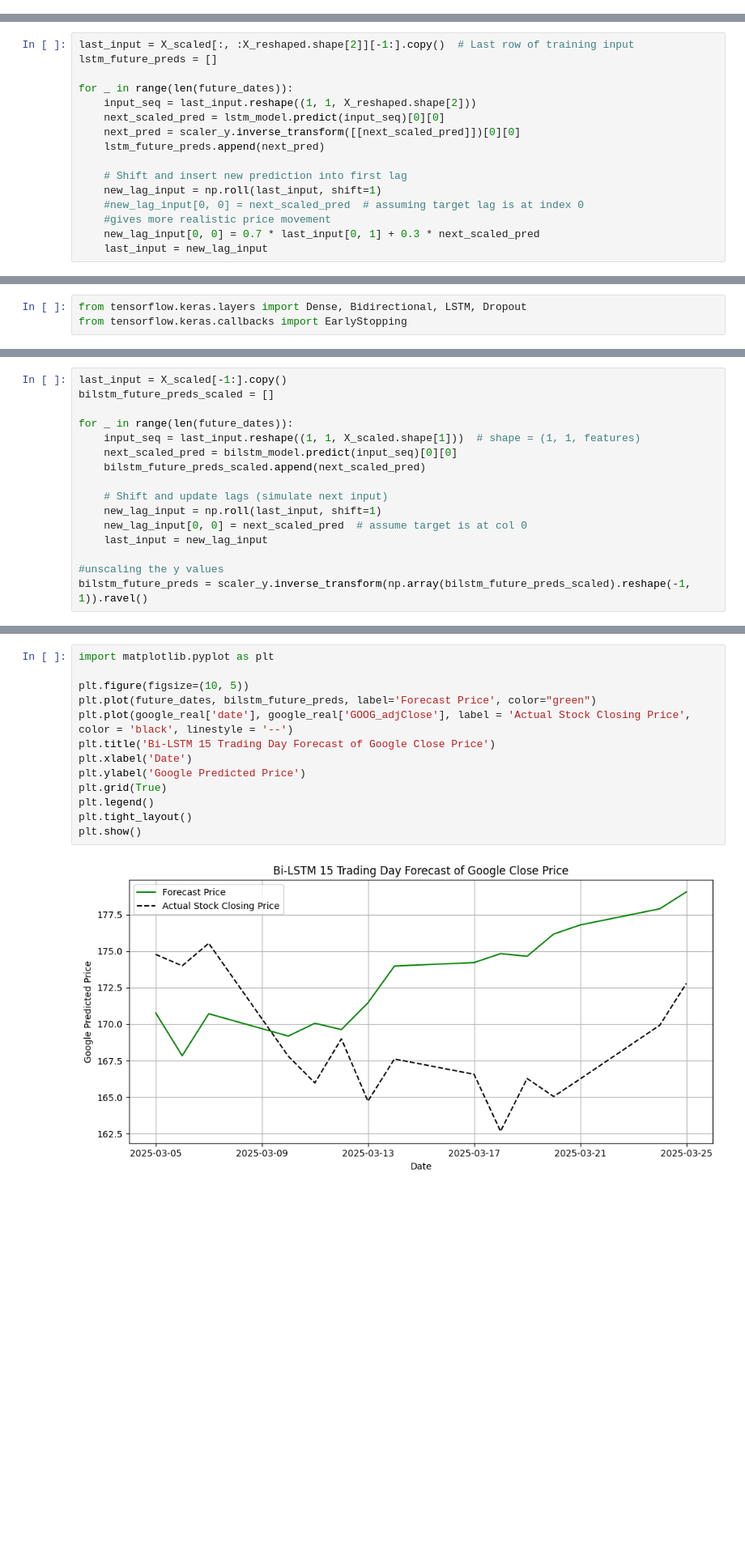
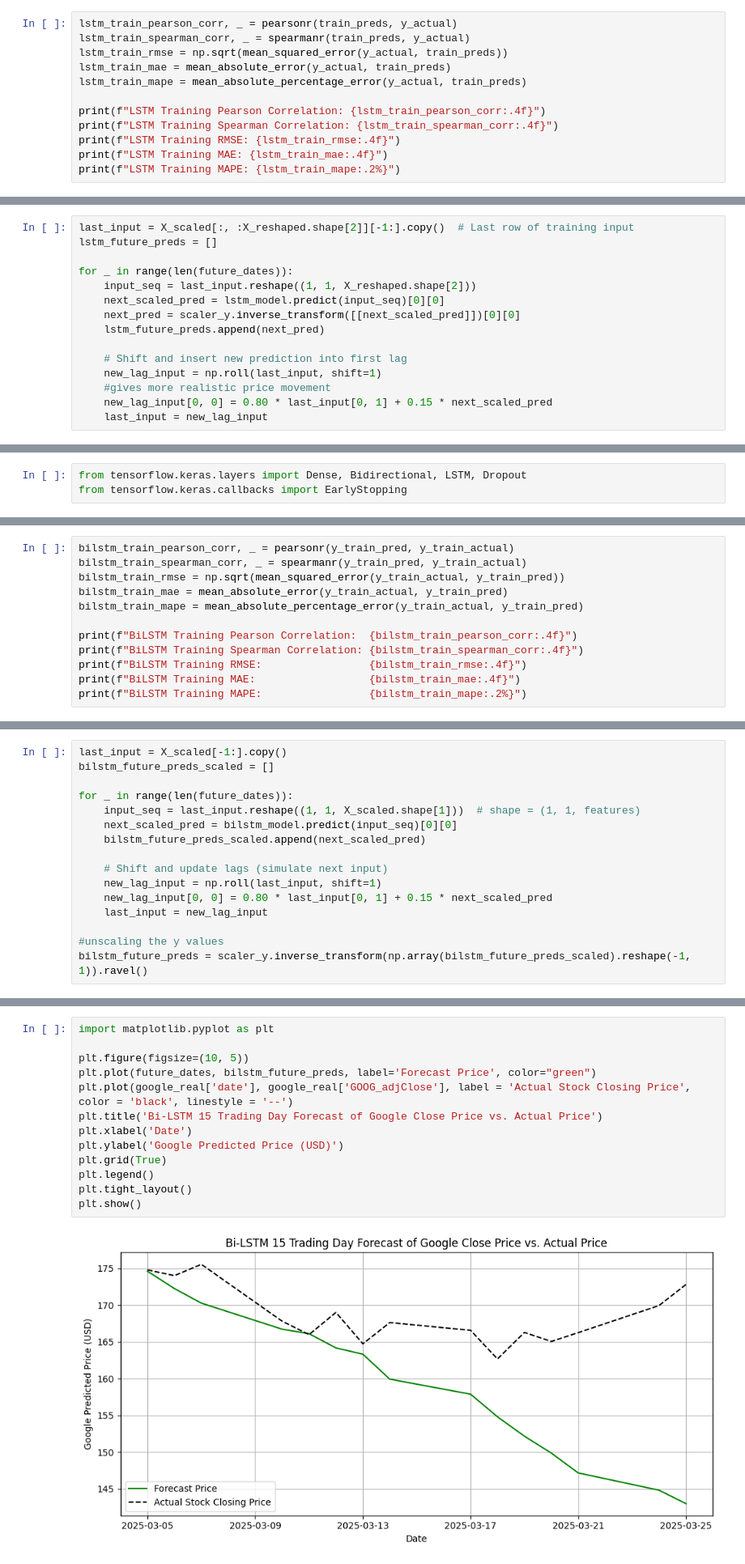
Before and after one commit to Donerne/6300-Data-Project, a Jupyter notebook: Full_Models/google_cleaning_modelling.ipynb, the cells around one changed output, grey strips where cells are left out. Shown at 81% size. Cells and saved outputs as stored; diff of their text form; blank space fills up the shorter version.

Commit message:
updated google work

```diff
--- a/Full_Models/google_cleaning_modelling.ipynb
+++ b/Full_Models/google_cleaning_modelling.ipynb
@@ -947,0 +787,12 @@ print(last_input.shape)
+# %%
+lstm_train_pearson_corr, _ = pearsonr(train_preds, y_actual)
+lstm_train_spearman_corr, _ = spearmanr(train_preds, y_actual)
+lstm_train_rmse = np.sqrt(mean_squared_error(y_actual, train_preds))
+lstm_train_mae = mean_absolute_error(y_actual, train_preds)
+lstm_train_mape = mean_absolute_percentage_error(y_actual, train_preds)
+
+print(f"LSTM Training Pearson Correlation: {lstm_train_pearson_corr:.4f}")
+print(f"LSTM Training Spearman Correlation: {lstm_train_spearman_corr:.4f}")
+print(f"LSTM Training RMSE: {lstm_train_rmse:.4f}")
+print(f"LSTM Training MAE: {lstm_train_mae:.4f}")
+print(f"LSTM Training MAPE: {lstm_train_mape:.2%}")
@@ -957,8 +814,7 @@ for _ in range(len(future_dates)):
 
     # Shift and insert new prediction into first lag
     new_lag_input = np.roll(last_input, shift=1)
-    #new_lag_input[0, 0] = next_scaled_pred  # assuming target lag is at index 0
     #gives more realistic price movement
-    new_lag_input[0, 0] = 0.7 * last_input[0, 1] + 0.3 * next_scaled_pred
+    new_lag_input[0, 0] = 0.80 * last_input[0, 1] + 0.15 * next_scaled_pred
     last_input = new_lag_input
 # %% [output]
@@ -1086,0 +945,12 @@ plt.show()
+# %%
+bilstm_train_pearson_corr, _ = pearsonr(y_train_pred, y_train_actual)
+bilstm_train_spearman_corr, _ = spearmanr(y_train_pred, y_train_actual)
+bilstm_train_rmse = np.sqrt(mean_squared_error(y_train_actual, y_train_pred))
+bilstm_train_mae = mean_absolute_error(y_train_actual, y_train_pred)
+bilstm_train_mape = mean_absolute_percentage_error(y_train_actual, y_train_pred)
+
+print(f"BiLSTM Training Pearson Correlation:  {bilstm_train_pearson_corr:.4f}")
+print(f"BiLSTM Training Spearman Correlation: {bilstm_train_spearman_corr:.4f}")
+print(f"BiLSTM Training RMSE:                 {bilstm_train_rmse:.4f}")
+print(f"BiLSTM Training MAE:                  {bilstm_train_mae:.4f}")
+print(f"BiLSTM Training MAPE:                 {bilstm_train_mape:.2%}")
@@ -1095,7 +971,7 @@ for _ in range(len(future_dates)):
 
     # Shift and update lags (simulate next input)
     new_lag_input = np.roll(last_input, shift=1)
-    new_lag_input[0, 0] = next_scaled_pred  # assume target is at col 0
+    new_lag_input[0, 0] = 0.80 * last_input[0, 1] + 0.15 * next_scaled_pred
     last_input = new_lag_input
 
 #unscaling the y values
@@ -1119,17 +995,17 @@ bilstm_future_preds = scaler_y.inverse_transform(np.array(bilstm_future_preds_sc
 # %%
 import matplotlib.pyplot as plt
 
 plt.figure(figsize=(10, 5))
 plt.plot(future_dates, bilstm_future_preds, label='Forecast Price', color="green")
 plt.plot(google_real['date'], google_real['GOOG_adjClose'], label = 'Actual Stock Closing Price', color = 'black', linestyle = '--')
-plt.title('Bi-LSTM 15 Trading Day Forecast of Google Close Price')
+plt.title('Bi-LSTM 15 Trading Day Forecast of Google Close Price vs. Actual Price')
 plt.xlabel('Date')
-plt.ylabel('Google Predicted Price')
+plt.ylabel('Google Predicted Price (USD)')
 plt.grid(True)
 plt.legend()
 plt.tight_layout()
 plt.show()
 # %% [output]
-[figure, old version]
+[figure, new version]
 # %%
 #checking the pearson and spearman correlations
```
Also changed, not shown: parts of 58 cells of this notebook.
